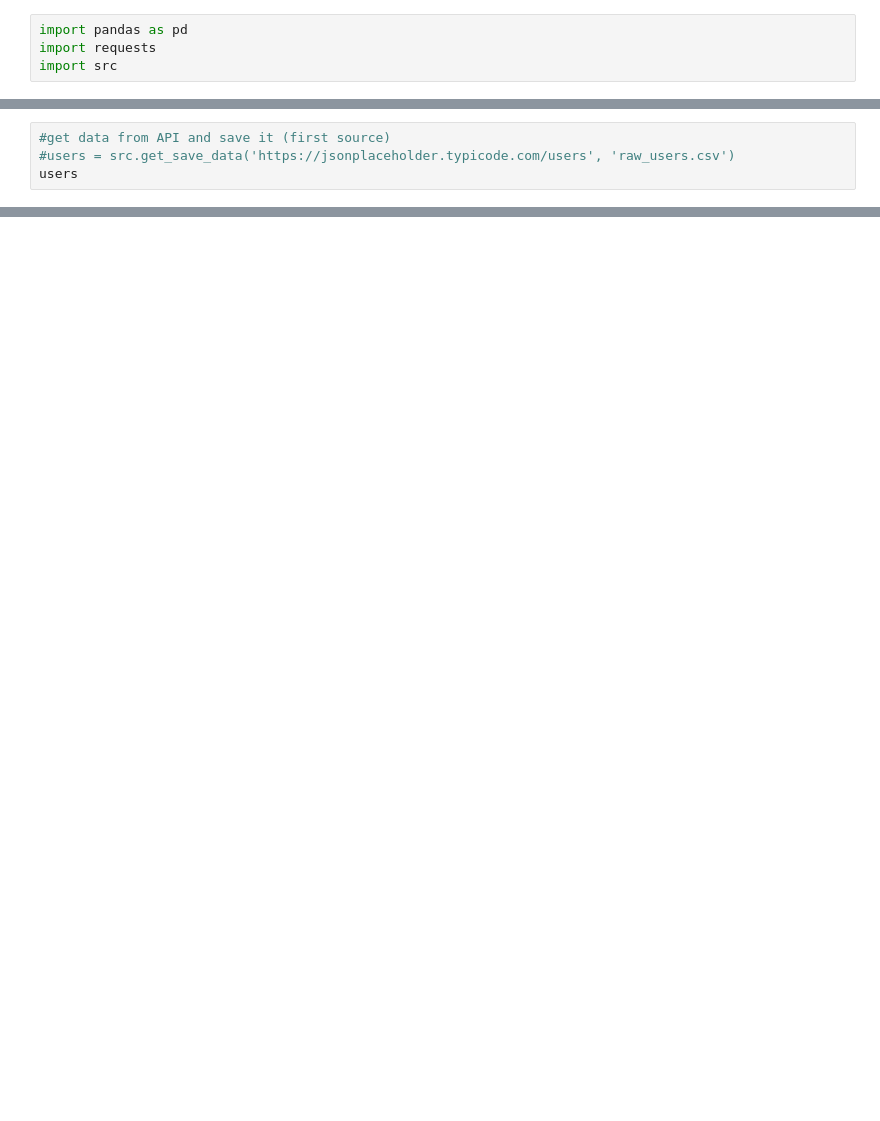
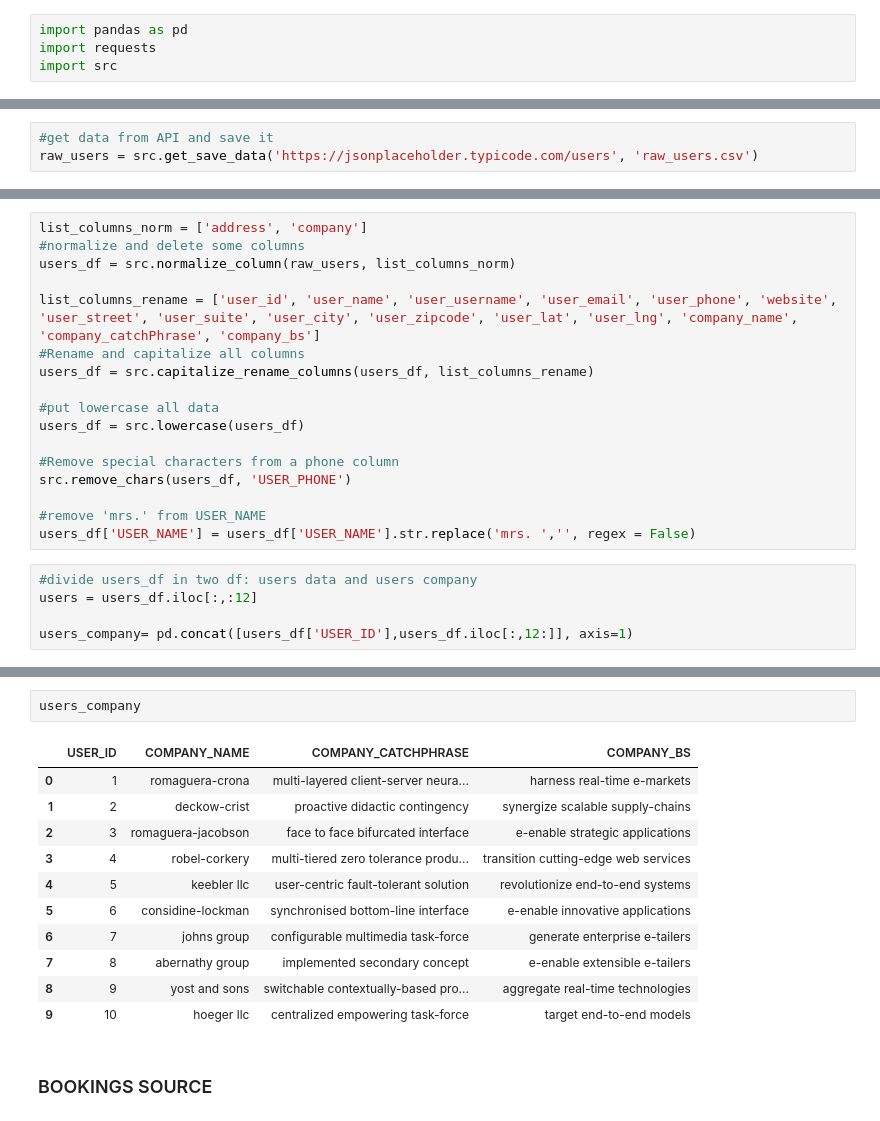
Before and after one commit to carlajsv/dd_test, a Jupyter notebook: main.ipynb, the cells around one changed output, grey strips where cells are left out. Drawn from its saved outputs; the diff is of its cells as text; blank space fills up the shorter version.

```diff
--- a/main.ipynb
+++ b/main.ipynb
@@ -5,4 +7,3 @@ import src
 # %%
-#get data from API and save it (first source)
-#users = src.get_save_data('https://jsonplaceholder.typicode.com/users', 'raw_users.csv')
-users
+#get data from API and save it
+raw_users = src.get_save_data('https://jsonplaceholder.typicode.com/users', 'raw_users.csv')
@@ -34,0 +10,22 @@ users_df = users_copy
+# %%
+list_columns_norm = ['address', 'company']
+#normalize and delete some columns
+users_df = src.normalize_column(raw_users, list_columns_norm)
+
+list_columns_rename = ['user_id', 'user_name', 'user_username', 'user_email', 'user_phone', 'website', 'user_street', 'user_suite', 'user_city', 'user_zipcode', 'user_lat', 'user_lng', 'company_name', 'company_catchPhrase', 'company_bs']
+#Rename and capitalize all columns
+users_df = src.capitalize_rename_columns(users_df, list_columns_rename)
+
+#put lowercase all data
+users_df = src.lowercase(users_df)
+
+#Remove special characters from a phone column
+src.remove_chars(users_df, 'USER_PHONE')
+
+#remove 'mrs.' from USER_NAME
+users_df['USER_NAME'] = users_df['USER_NAME'].str.replace('mrs. ','', regex = False)
+# %%
+#divide users_df in two df: users data and users company
+users = users_df.iloc[:,:12]
+
+users_company= pd.concat([users_df['USER_ID'],users_df.iloc[:,12:]], axis=1)
@@ -35,2 +46,18 @@ users_df = users_copy
+# %%
+users_company
+# %% [output]
+|  | USER_ID | COMPANY_NAME | COMPANY_CATCHPHRASE | COMPANY_BS |
+| 0 | 1 | romaguera-crona | multi-layered client-server neura... | harness real-time e-markets |
+| 1 | 2 | deckow-crist | proactive didactic contingency | synergize scalable supply-chains |
+| 2 | 3 | romaguera-jacobson | face to face bifurcated interface | e-enable strategic applications |
+| 3 | 4 | robel-corkery | multi-tiered zero tolerance produ... | transition cutting-edge web services |
+| 4 | 5 | keebler llc | user-centric fault-tolerant solution | revolutionize end-to-end systems |
+| 5 | 6 | considine-lockman | synchronised bottom-line interface | e-enable innovative applications |
+| 6 | 7 | johns group | configurable multimedia task-force | generate enterprise e-tailers |
+| 7 | 8 | abernathy group | implemented secondary concept | e-enable extensible e-tailers |
+| 8 | 9 | yost and sons | switchable contextually-based pro... | aggregate real-time technologies |
+| 9 | 10 | hoeger llc | centralized empowering task-force | target end-to-end models |
+# %% [markdown]
+### BOOKINGS SOURCE
 # %%
 #read second source
```
Also changed, not shown: parts of 10 cells of this notebook, 3 other files.
